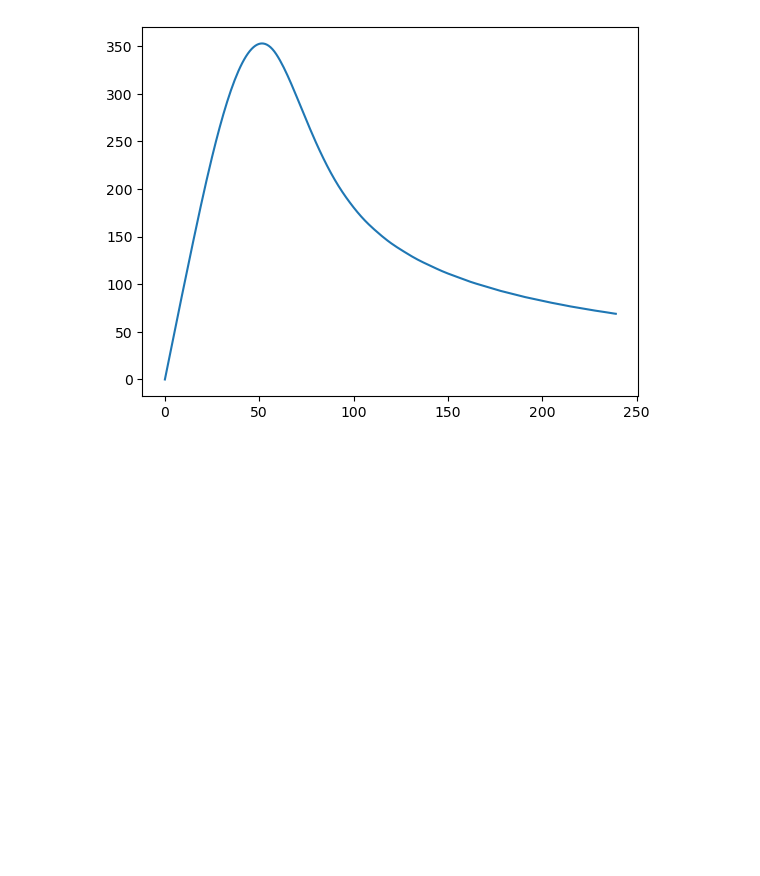
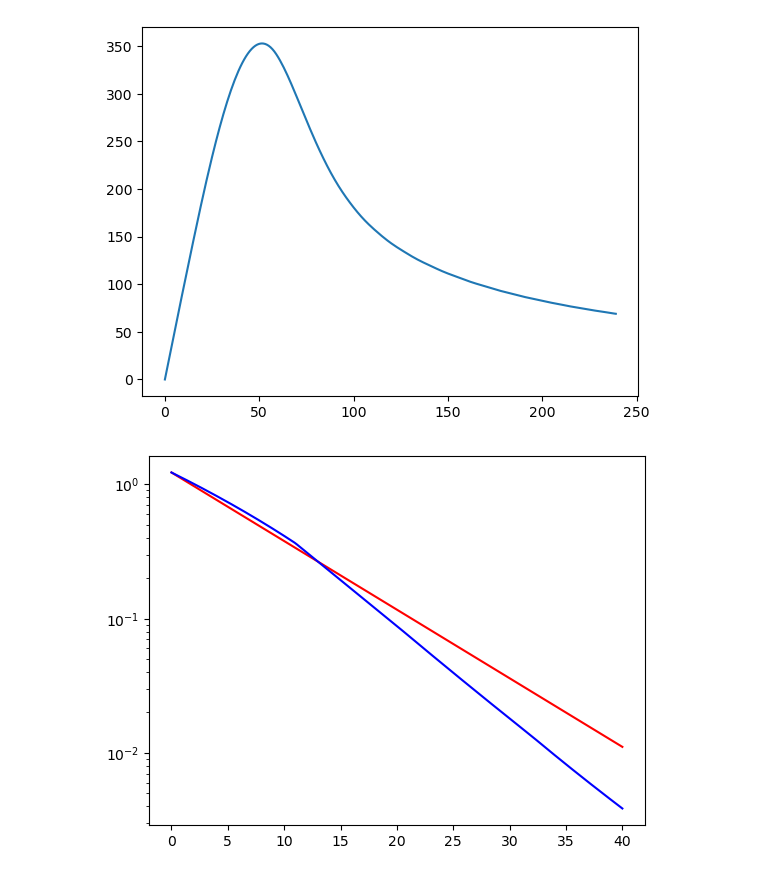
Before and after one commit to inniyah/JupyterTests, a Jupyter notebook: work/Baumgartner.ipynb, the cells around one changed output. Saved outputs shown, nothing was run; the diff lists cells and outputs as text; code cells hidden in the pictures; blank space fills up the shorter version.

```diff
--- a/work/Baumgartner.ipynb
+++ b/work/Baumgartner.ipynb
@@ -188,0 +243,13 @@ plt.plot(sol.t, abs(sol.y[1]))
+# %%
+f = plt.figure()
+hs = linspace(0, 40, 400)
+
+plt.plot(hs, vectorize(rho_simple)(hs), 'r')
+#plt.xscale("log")
+plt.yscale("log")
+
+plt.plot(hs, vectorize(rho)(hs), 'b')
+#plt.xscale("log")
+plt.yscale("log")
+# %% [output]
+[figure, added]
```
Also changed, not shown: parts of 6 cells of this notebook.
